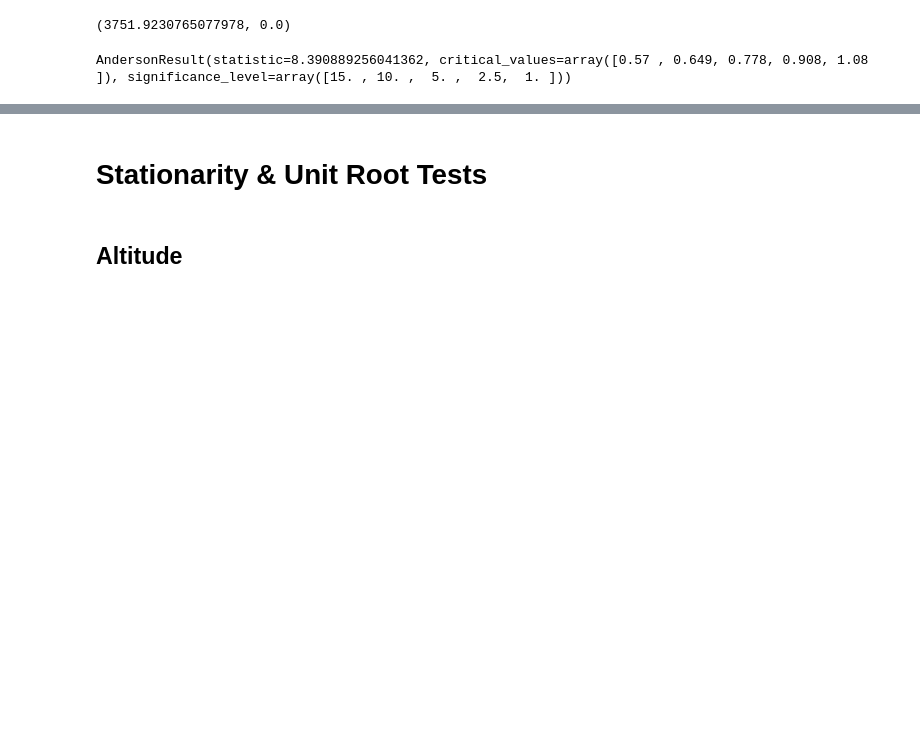
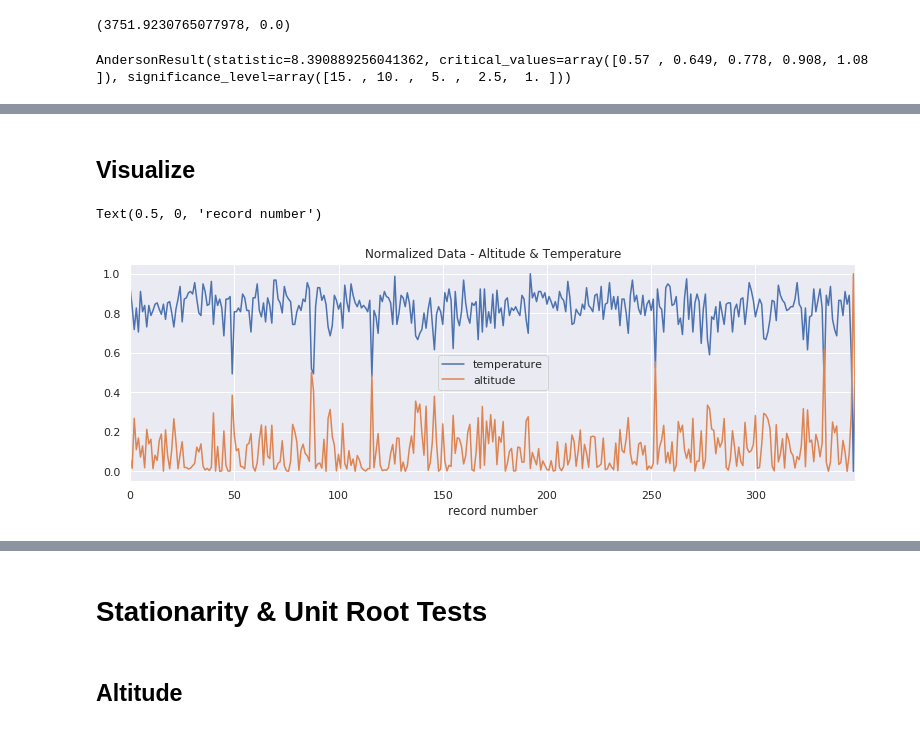
Before and after one commit to deltorobarba/sciences, a Jupyter notebook: causality.ipynb, the cells around one changed output, grey strips where cells are left out. Saved outputs shown, nothing was run; the diff lists cells and outputs as text; code cells hidden in the pictures; blank space fills up the shorter version.

```diff
--- a/causality.ipynb
+++ b/causality.ipynb
@@ -168,0 +202,4 @@ AndersonResult(statistic=8.390889256041362, critical_values=array([0.57 , 0.649,
+# %%
+norm_temp = norm_temp.reset_index()
+norm_temp = norm_temp.set_index('index')
+norm_temp.head()
@@ -168,0 +216,11 @@ AndersonResult(statistic=8.390889256041362, critical_values=array([0.57 , 0.649,
+# %%
+from sklearn.preprocessing import MinMaxScaler
+
+norm_alt = (series[['altitude']])
+scaler = MinMaxScaler(feature_range=(0, 1))
+scaler = scaler.fit(norm_alt) #-->here you are fitting on dataframe
+norm_alt = norm_alt.values.reshape((len(norm_alt), 1))
+norm_alt = scaler.transform(norm_alt) #-->and here you are transforming on pandas series.
+norm_alt = pd.DataFrame(norm_alt,
+                         columns=['altitude'])
+norm_alt.head()
@@ -168,0 +234,4 @@ AndersonResult(statistic=8.390889256041362, critical_values=array([0.57 , 0.649,
+# %%
+norm_alt = norm_alt.reset_index()
+norm_alt = norm_alt.set_index('index')
+norm_alt.head()
@@ -168,0 +248,3 @@ AndersonResult(statistic=8.390889256041362, critical_values=array([0.57 , 0.649,
+# %%
+normalized = pd.merge(norm_temp, norm_alt, how='inner', on='index')
+normalized.head()
@@ -168,0 +259,10 @@ AndersonResult(statistic=8.390889256041362, critical_values=array([0.57 , 0.649,
+# %% [markdown]
+## Visualize
+# %%
+df = normalized
+sns.set(rc={'figure.figsize':(13, 4)})
+df.plot(linewidth=1.5,title='Normalized Data - Altitude & Temperature')
+plt.xlabel('record number')
+# %% [output]
+Text(0.5, 0, 'record number')
+[figure, added]
```
Also changed, not shown: parts of 22 cells of this notebook.
